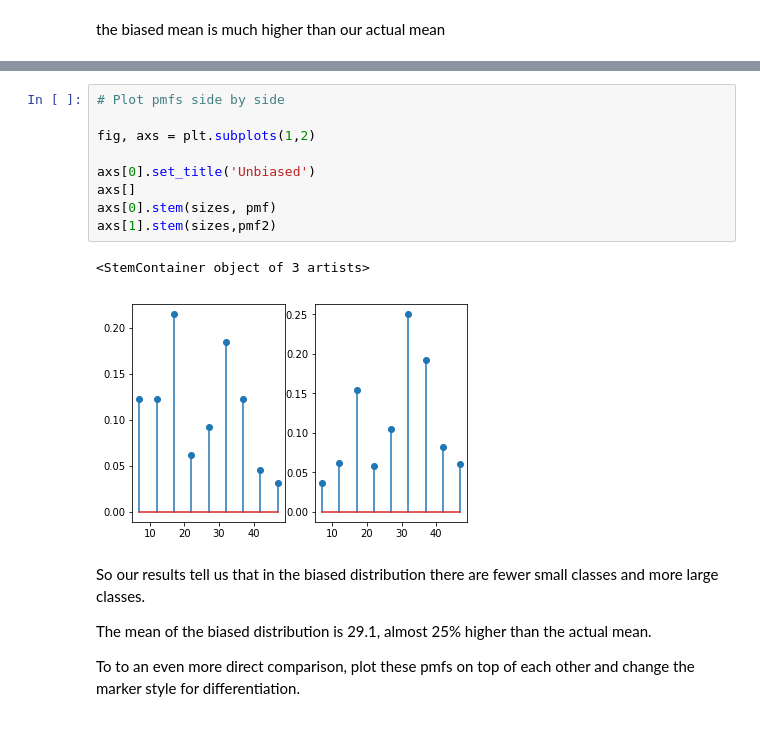
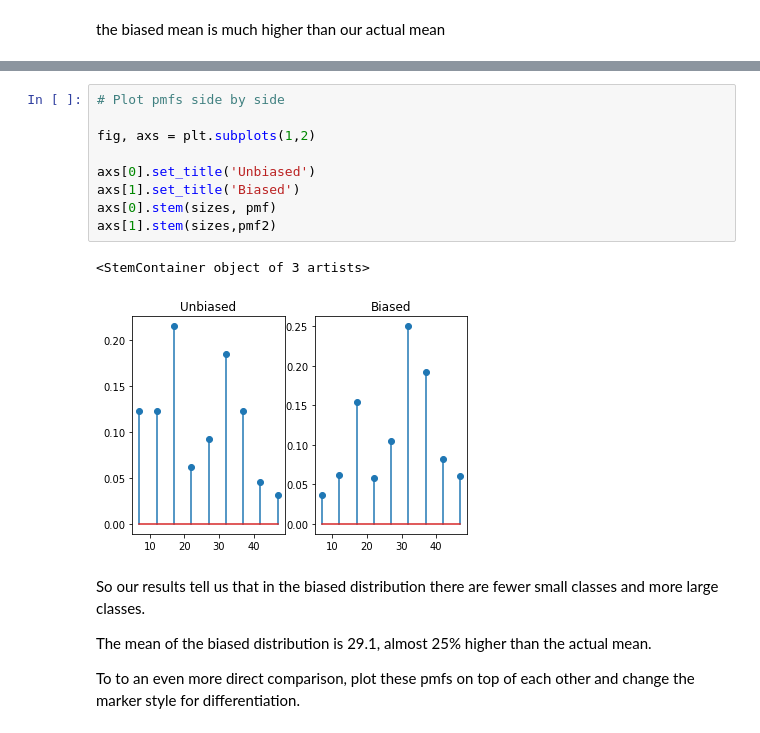
Before and after one commit to kayschulz/dsc-1-09-07-the-probability-mass-function-lab-seattle-ds-career-040119, a Jupyter notebook: index.ipynb, the cells around one changed output, grey strips where cells are left out. Cells and saved outputs as stored; diff of their text form.

```diff
--- a/index.ipynb
+++ b/index.ipynb
@@ -160,15 +160,15 @@ Here we see it, the average or expected value of biased results become much high
 # %%
 # Plot pmfs side by side
 
 fig, axs = plt.subplots(1,2)
 
 axs[0].set_title('Unbiased')
-axs[]
+axs[1].set_title('Biased')
 axs[0].stem(sizes, pmf)
 axs[1].stem(sizes,pmf2)
 # %% [output]
 <StemContainer object of 3 artists>
-[figure, old version]
+[figure, new version]
 # %% [markdown]
 So our results tell us that in the biased distribution there are fewer small classes and more large classes.
 
```
